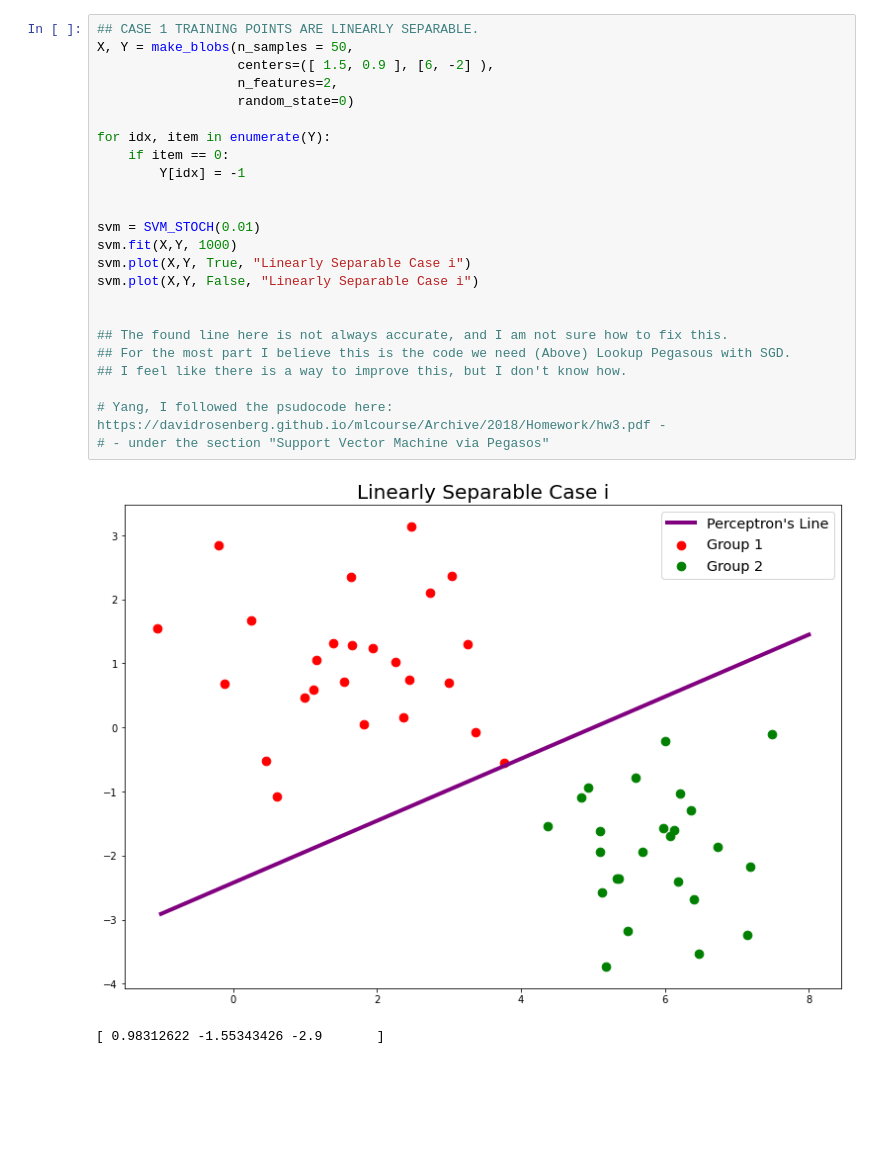
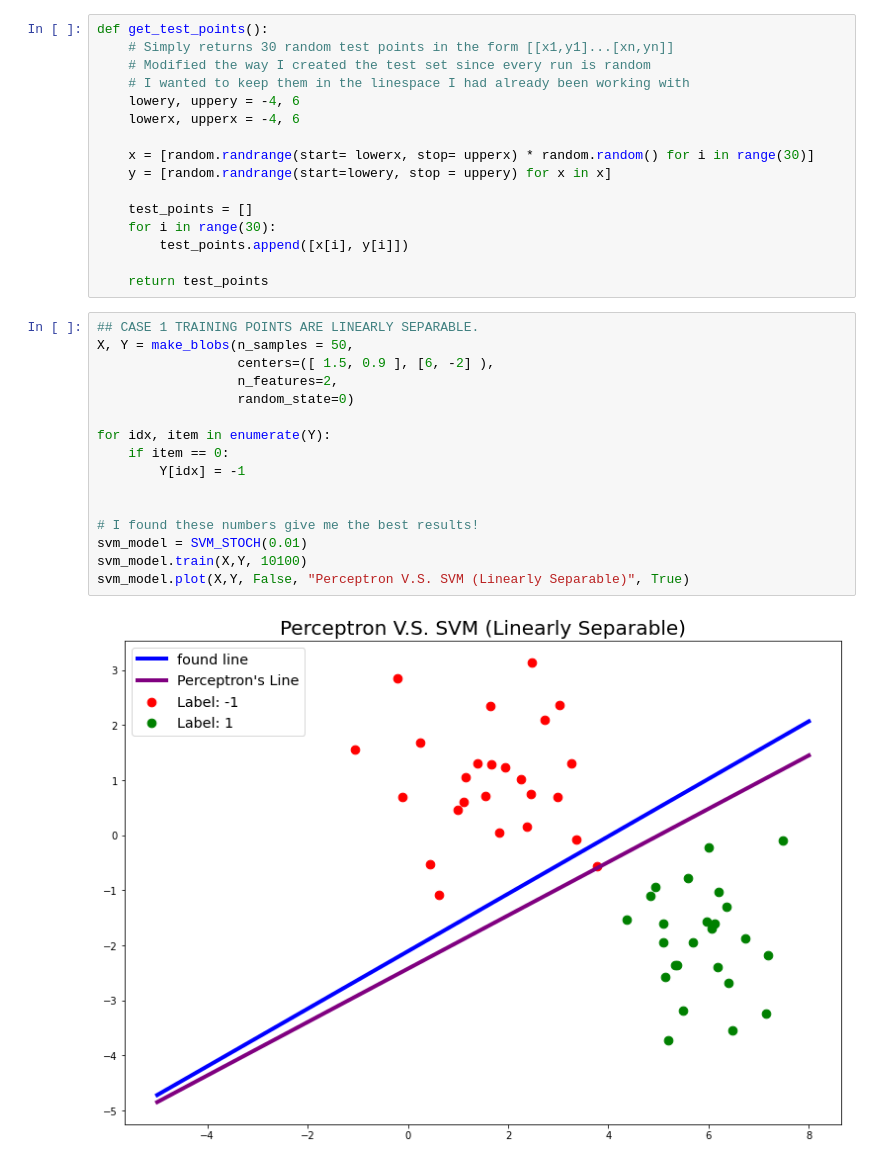
Before and after one commit to kneesham/cs_4340_project4, a Jupyter notebook: svmProject.ipynb, the cells around one changed output. Drawn from its saved outputs; the diff is of its cells as text; blank space fills up the shorter version.

Commit message:
Major bug fixes, and refactored code
Started non-ls case, pulled data from project 1 and fixed the line not correctly being plotted.

```diff
--- a/svmProject.ipynb
+++ b/svmProject.ipynb
@@ -79,27 +136,34 @@ class SVM_STOCH():
+# %%
+def get_test_points():
+    # Simply returns 30 random test points in the form [[x1,y1]...[xn,yn]]
+    # Modified the way I created the test set since every run is random
+    # I wanted to keep them in the linespace I had already been working with
+    lowery, uppery = -4, 6
+    lowerx, upperx = -4, 6
+
+    x = [random.randrange(start= lowerx, stop= upperx) * random.random() for i in range(30)]
+    y = [random.randrange(start=lowery, stop = uppery) for x in x]
+
+    test_points = []
+    for i in range(30):
+        test_points.append([x[i], y[i]])
+
+    return test_points
 # %%
 ## CASE 1 TRAINING POINTS ARE LINEARLY SEPARABLE.
 X, Y = make_blobs(n_samples = 50,
                   centers=([ 1.5, 0.9 ], [6, -2] ),
                   n_features=2,
                   random_state=0)
 
 for idx, item in enumerate(Y):
     if item == 0:
         Y[idx] = -1
 
 
-svm = SVM_STOCH(0.01)
-svm.fit(X,Y, 1000)
-svm.plot(X,Y, True, "Linearly Separable Case i")
-svm.plot(X,Y, False, "Linearly Separable Case i")
-
-
-## The found line here is not always accurate, and I am not sure how to fix this.
-## For the most part I believe this is the code we need (Above) Lookup Pegasous with SGD.
-## I feel like there is a way to improve this, but I don't know how.
-
-# Yang, I followed the psudocode here: https://davidrosenberg.github.io/mlcourse/Archive/2018/Homework/hw3.pdf -
-# - under the section "Support Vector Machine via Pegasos"
+# I found these numbers give me the best results!
+svm_model = SVM_STOCH(0.01)
+svm_model.train(X,Y, 10100)
+svm_model.plot(X,Y, False, "Perceptron V.S. SVM (Linearly Separable)", True)
 # %% [output]
-[figure, old version]
+[figure, new version]
-[ 0.98312622 -1.55343426 -2.9       ]
```
Also changed, not shown: parts of 8 cells of this notebook.
